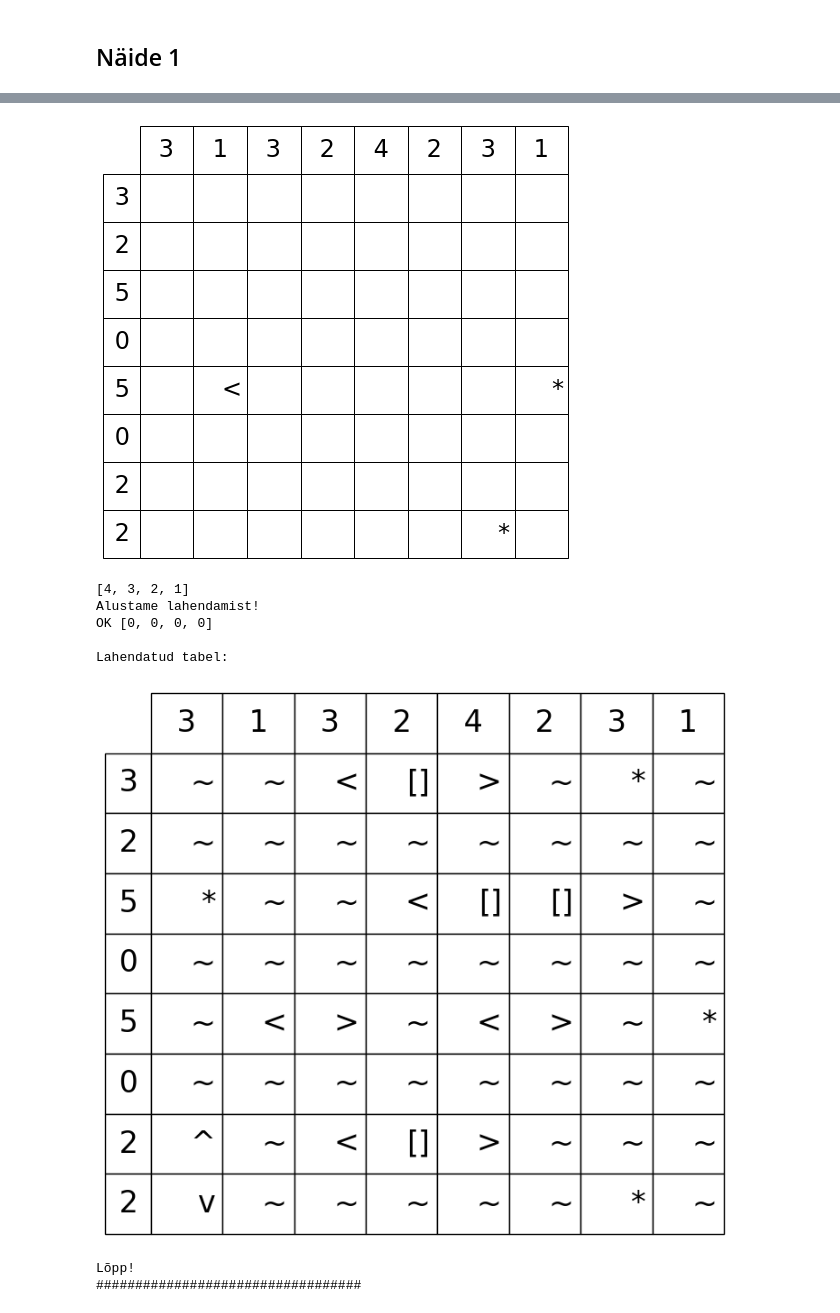
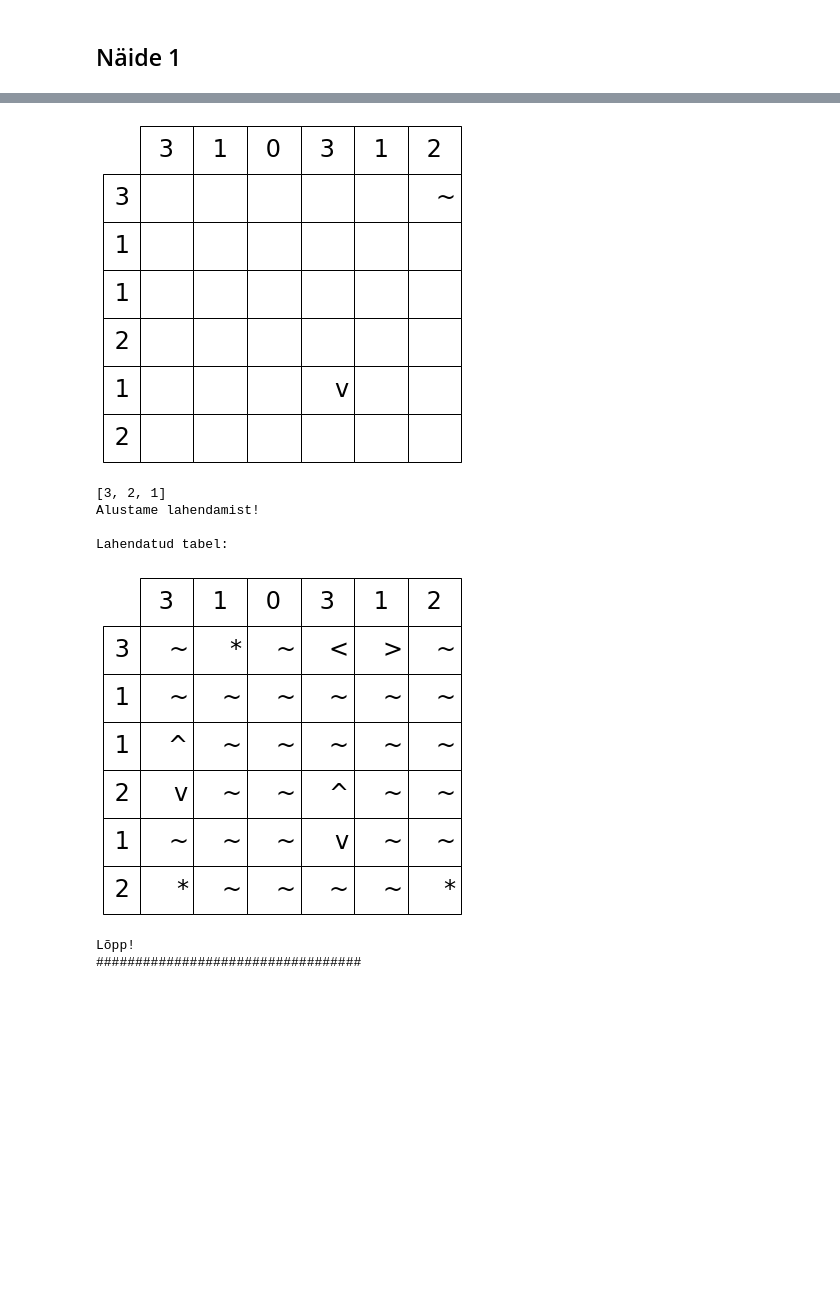
Before and after one commit to OliverSavolainen/Battleship_Solitaire_Solver, a Jupyter notebook: Battleship Solitaire Solver.ipynb, the cells around one changed output, grey strips where cells are left out. Saved outputs shown, nothing was run; the diff lists cells and outputs as text; code cells hidden in the pictures; blank space fills up the shorter version.

```diff
--- a/Battleship Solitaire Solver.ipynb
+++ b/Battleship Solitaire Solver.ipynb
@@ -181,7 +181,7 @@ def findNumbers(img):
         #kõik sarnane nagu ruutudega
         template = cv.imread('images/numbers/' + str(i) + '.PNG')
         res = cv.matchTemplate(img,template, cv.TM_CCOEFF_NORMED)
-        threshold = 0.9
+        threshold = 0.85
         loc = np.where(res >= threshold)
         w, h = template.shape[::-2]
         for pt in zip(*loc[::-1]):
@@ -692,7 +692,7 @@ Juhul kui reeglitepõhine lahendus, et osanud leida lahendust, siis üritame kat
 stop_random = False
 
 def tryRandom():
-    global final, field, dim, side, up, stop_random
+    global field, dim, side, up, stop_random
 
     ok = True
     for left in ships_remaining():
@@ -701,7 +701,6 @@ def tryRandom():
     if ok:
         print("OK", ships_remaining())
         stop_random = True
-        final = deepcopy(field)
         return
 
     noneAmount = sum(el is None for x in field for el in x)
@@ -712,13 +711,10 @@ def tryRandom():
     for value in values:
 
         setField(field_copy) # paneme vana
-        #print("### Noneamount:", sum(el is None for x in field for el in x))
 
         for i in range(len(field)):
 
             for j in range(len(field[i])):
-
-                #print(i,j,"Value", value)
 
                 ruleset = [0,1,2,3] # vasak, parem, peal, all
                 # ülalt kinni
@@ -886,12 +882,11 @@ ships_goal = []
 change = False
 # %%
 def reset():
-    global change, field, final, up, side, dim, largest, ships_goal
+    global change, field, up, side, dim, largest, ships_goal
     # mängimiseks vajalikud globaalsed muutujad, algväärtustame, kui seda välja jooksutada
     dim = -1
     largest = -1
     field = []
-    final = []
     up = []
     side = []
     ships_goal = []
@@ -902,7 +897,7 @@ def reset():
 # img_path - mängulauast pildi path
 def play(img_path):
     reset()
-    global change, field, final, up, side, dim, largest, ships_goal
+    global change, field, up, side, dim, largest, ships_goal
 
     print("##################################")
     print("Algus!")
@@ -925,12 +920,7 @@ def play(img_path):
     # Leiame numbrid
     up, side = findNumbers(img_rgb)
 
-
-    print("\nLeitud pusle:")
-    prettifyPrint(field, side, up)
-
     if dim == 6:
-
         largest = 3
     elif dim == 8 or dim == 10:
         largest = 4
@@ -948,6 +938,15 @@ def play(img_path):
         reset()
         return
 
+    if len(up) != dim or len(side) != dim:
+        print("Tabeli lugemisel tekkis viga")
+        print("##################################")
+        reset()
+        return
+
+    print("\nLeitud pusle:")
+    prettifyPrint(field, side, up)
+
     # kui palju iga pikkusega laeva mänguväljal on
     # laevade pikkusega 1 kogus on largest
     # kõiki järgnevaid on ühe võrra vähem, kuni largest pikkuseni, milliseid laevu on 1
@@ -963,8 +962,7 @@ def play(img_path):
         tryRandom()
 
     print("\nLahendatud tabel:")
-    if len(final) == dim:
-        prettifyPrint(final, side, up)
+    prettifyPrint(field, side, up)
 
     print("Lõpp!")
     print("##################################")
@@ -972,18 +970,17 @@ def play(img_path):
 # %% [markdown]
 ## Näide 1
 # %%
-play("images/puzzle8_2.PNG")
+play("images/puzzle6.PNG")
 # %% [output]
 ##################################
 Algus!
 
 Leitud pusle:
-[figure, old version]
+[figure, new version]
-[4, 3, 2, 1]
+[3, 2, 1]
 Alustame lahendamist!
-OK [0, 0, 0, 0]
 
 Lahendatud tabel:
-[figure, old version]
+[figure, new version]
 Lõpp!
 ##################################
```
